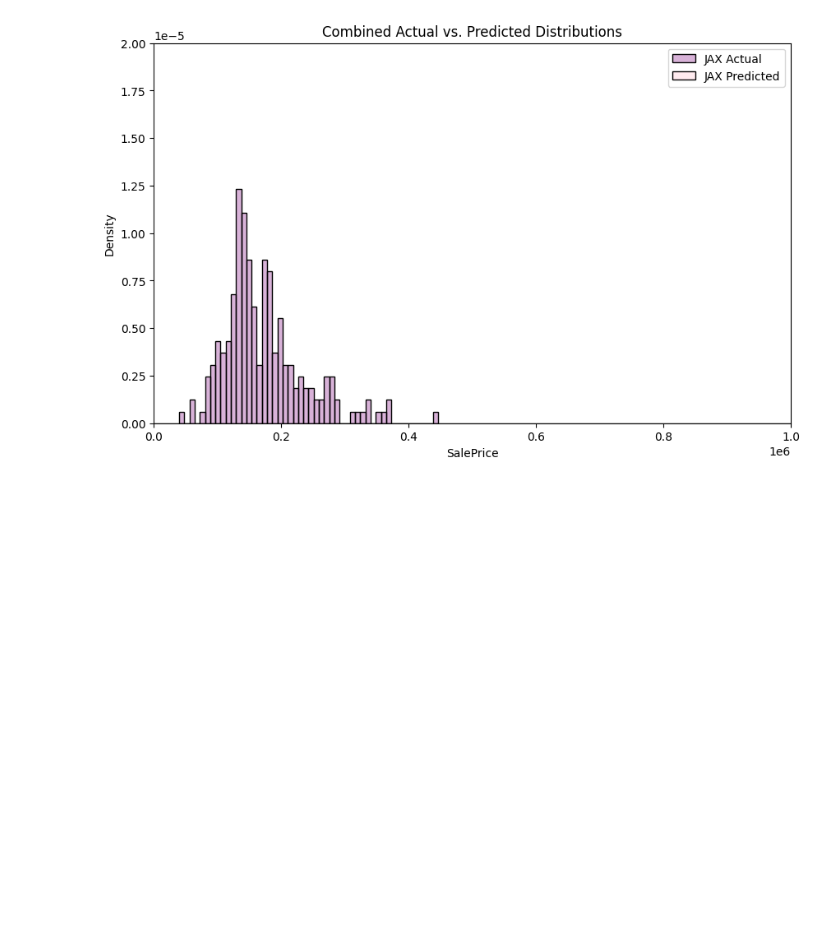
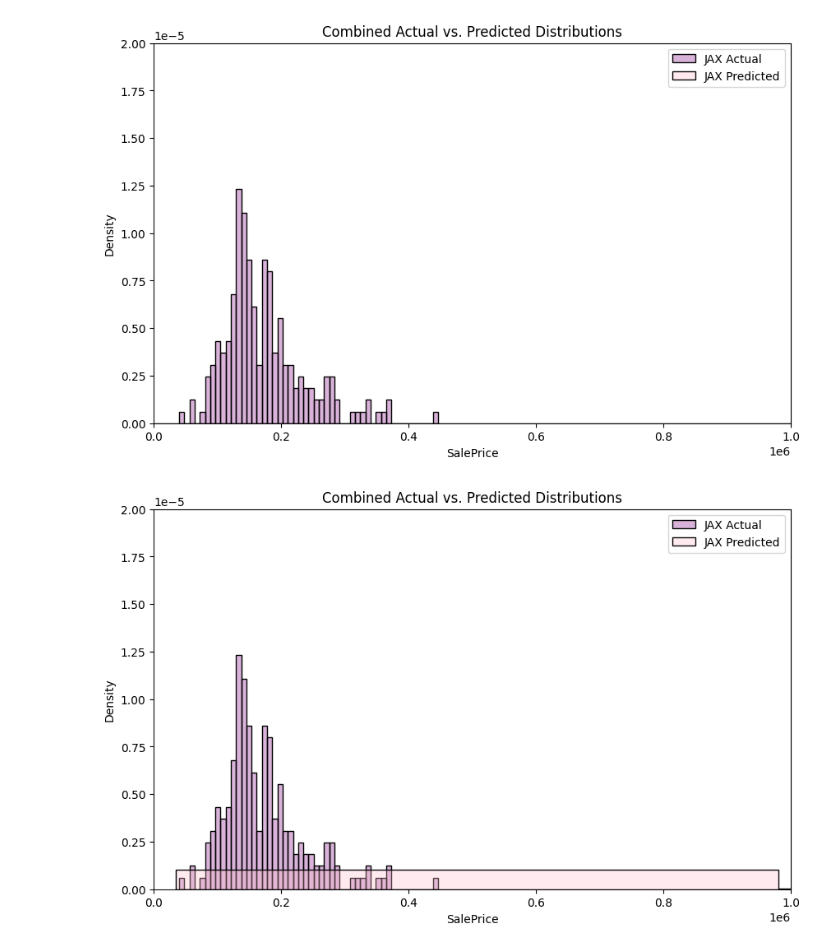
Before and after one commit to saleemaldajani/houseprice-prediction-using-neural-nets-saleemaldajani, a Jupyter notebook: combined_v6.ipynb, the cells around one changed output. Drawn from its saved outputs; the diff is of its cells as text; code cells hidden in the pictures; blank space fills up the shorter version.

Commit message:
More histograms

```diff
--- a/combined_v6.ipynb
+++ b/combined_v6.ipynb
@@ -896,3 +896,19 @@ plt.legend()
 plt.show()
 # %% [output]
 [figure]
+# %%
+# Compare distribution histograms on the validation set
+plt.figure(figsize=(10,6))
+
+sns.histplot(y_val_actual_pt, bins=50, color='purple', alpha=0.3, stat='density', label='JAX Actual')
+sns.histplot(val_preds_pt, bins=50, color='pink', alpha=0.3, stat='density', label='JAX Predicted')
+
+plt.xlabel('SalePrice')
+plt.ylabel('Density')
+plt.title('Combined Actual vs. Predicted Distributions')
+plt.xlim(0, 1e6)
+plt.ylim(0, 2e-5)
+plt.legend()
+plt.show()
+# %% [output]
+[figure, added]
```
